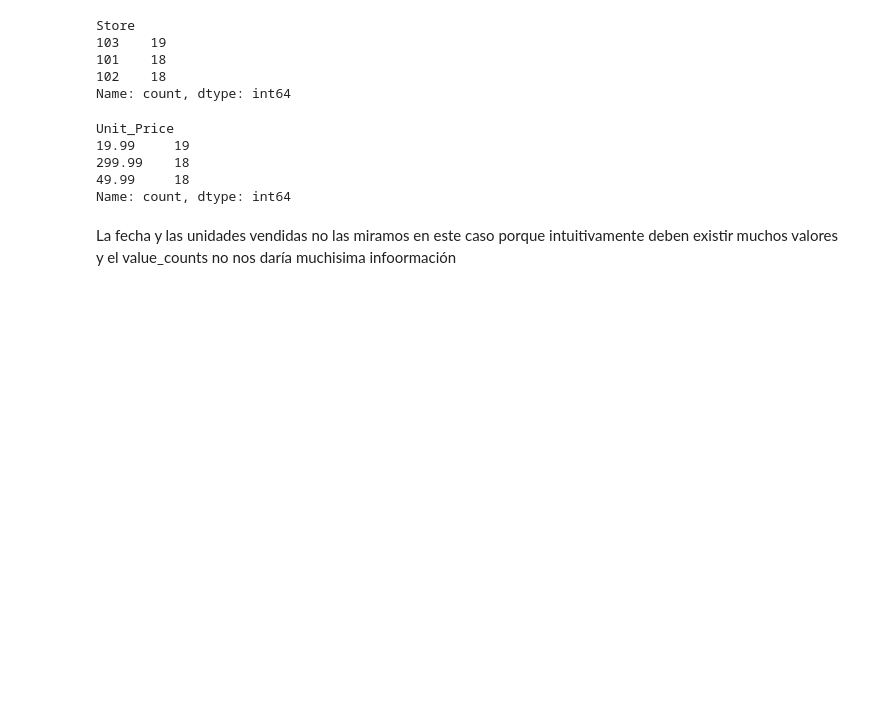
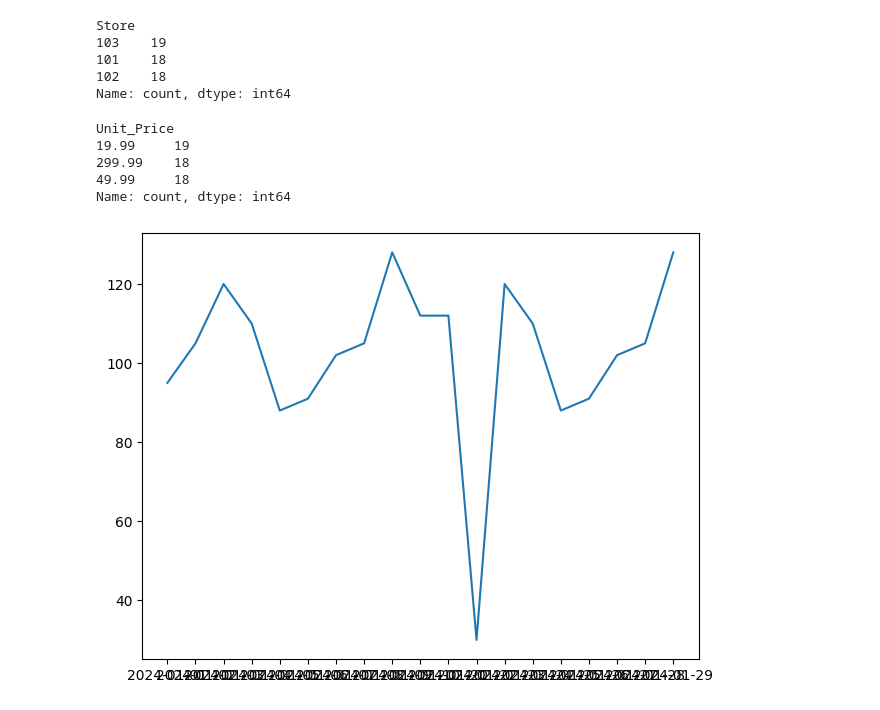
Before and after one commit to nicoherza-pascu/Club_IA-2, a Jupyter notebook: EDA.ipynb, the cells around one changed output. Saved outputs shown, nothing was run; the diff lists cells and outputs as text; code cells hidden in the pictures; blank space fills up the shorter version.

```diff
--- a/EDA.ipynb
+++ b/EDA.ipynb
@@ -78,5 +62,15 @@ Unit_Price
 299.99    18
 49.99     18
 Name: count, dtype: int64
-# %% [markdown]
-La fecha y las unidades vendidas no las miramos en este caso porque intuitivamente deben existir muchos valores y el value_counts no nos daría muchisima infoormación
+# %%
+df_new = df_clean.groupby("Date")["Units_Sold"].sum().reset_index()
+
+daily_sales = df_new.sort_values("Date")
+
+plt.Figure(figsize=(50,6))
+plt.plot(daily_sales["Date"], daily_sales["Units_Sold"])
+
+plt.tight_layout()
+plt.show()
+# %% [output]
+[figure, added]
```
Also changed, not shown: parts of 6 cells of this notebook.
